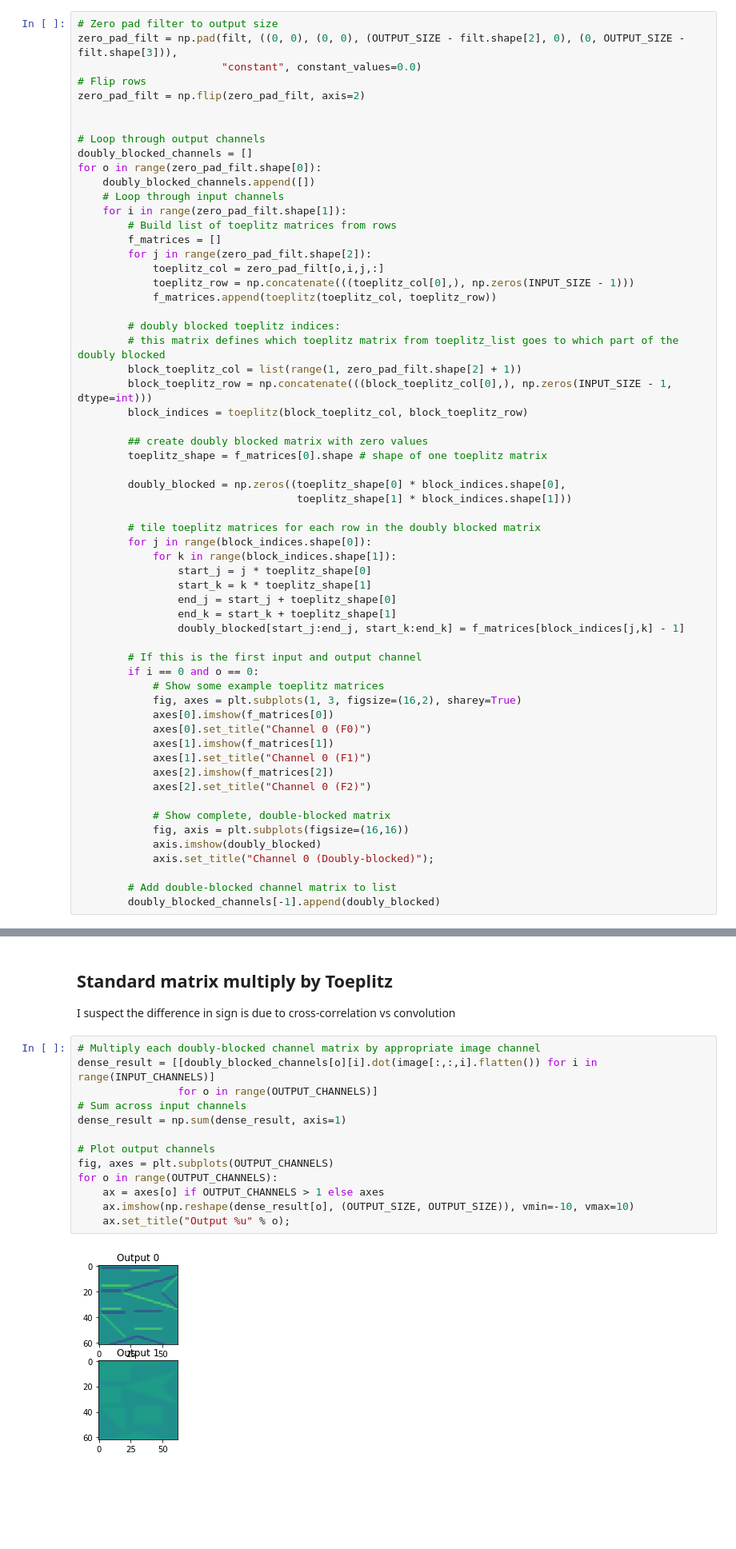
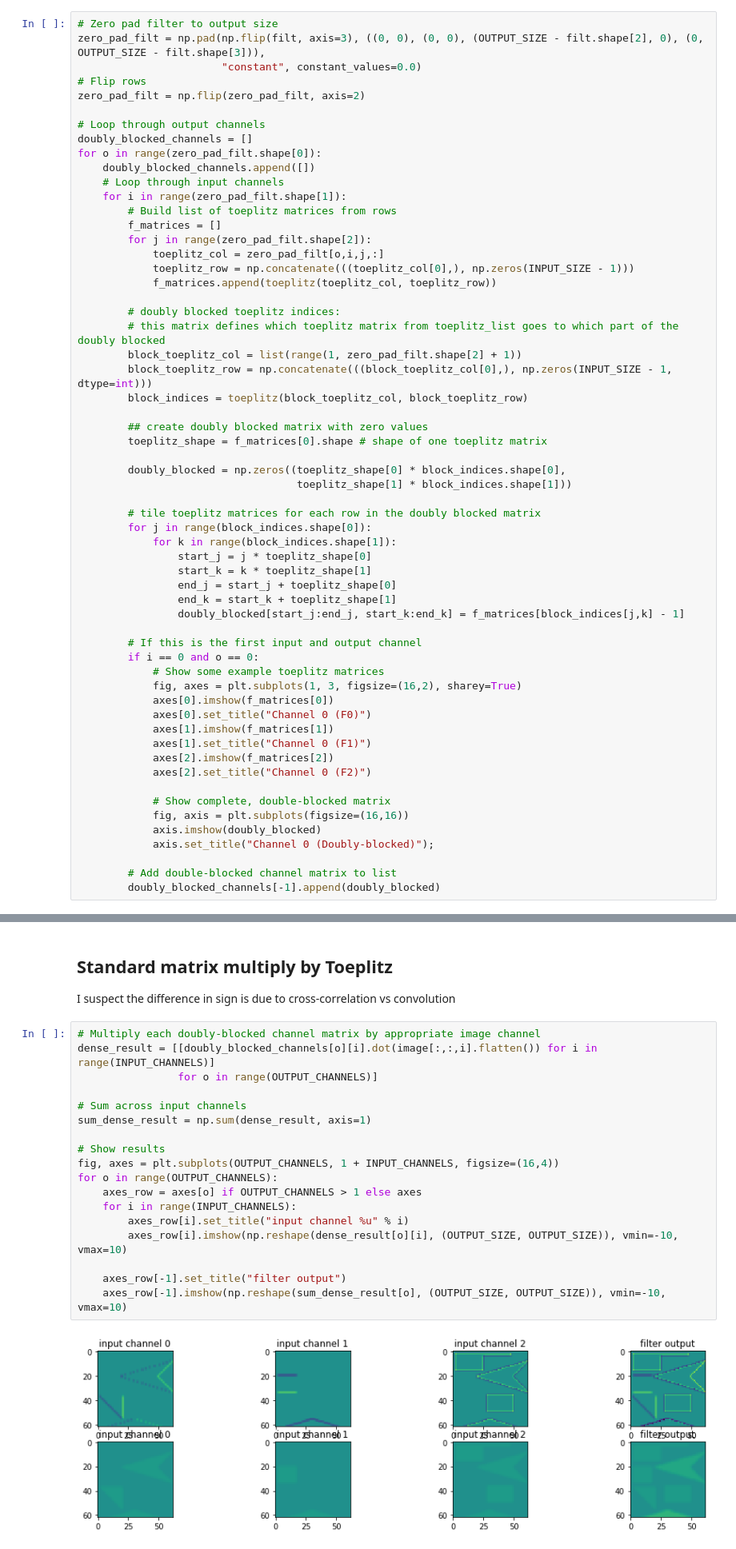
Before and after one commit to neworderofjamie/conv_test, a Jupyter notebook: toeplitz_sparse.ipynb, the cells around one changed output, grey strips where cells are left out. Shown at 80% size. Cells and saved outputs as stored; diff of their text form; blank space fills up the shorter version.

Commit message:
fixed filter ordering issue in python

```diff
--- a/toeplitz_sparse.ipynb
+++ b/toeplitz_sparse.ipynb
@@ -531,11 +531,10 @@ for o in range(OUTPUT_CHANNELS):
 ## Toeplitz approach
 # %%
 # Zero pad filter to output size
-zero_pad_filt = np.pad(filt, ((0, 0), (0, 0), (OUTPUT_SIZE - filt.shape[2], 0), (0, OUTPUT_SIZE - filt.shape[3])),
+zero_pad_filt = np.pad(np.flip(filt, axis=3), ((0, 0), (0, 0), (OUTPUT_SIZE - filt.shape[2], 0), (0, OUTPUT_SIZE - filt.shape[3])),
                        "constant", constant_values=0.0)
 # Flip rows
 zero_pad_filt = np.flip(zero_pad_filt, axis=2)
-
 
 # Loop through output channels
 doubly_blocked_channels = []
@@ -598,18 +597,23 @@ I suspect the difference in sign is due to cross-correlation vs convolution
 # %%
 # Multiply each doubly-blocked channel matrix by appropriate image channel
 dense_result = [[doubly_blocked_channels[o][i].dot(image[:,:,i].flatten()) for i in range(INPUT_CHANNELS)]
                 for o in range(OUTPUT_CHANNELS)]
+
 # Sum across input channels
-dense_result = np.sum(dense_result, axis=1)
+sum_dense_result = np.sum(dense_result, axis=1)
 
-# Plot output channels
-fig, axes = plt.subplots(OUTPUT_CHANNELS)
+# Show results
+fig, axes = plt.subplots(OUTPUT_CHANNELS, 1 + INPUT_CHANNELS, figsize=(16,4))
 for o in range(OUTPUT_CHANNELS):
-    ax = axes[o] if OUTPUT_CHANNELS > 1 else axes
-    ax.imshow(np.reshape(dense_result[o], (OUTPUT_SIZE, OUTPUT_SIZE)), vmin=-10, vmax=10)
-    ax.set_title("Output %u" % o);
+    axes_row = axes[o] if OUTPUT_CHANNELS > 1 else axes
+    for i in range(INPUT_CHANNELS):
+        axes_row[i].set_title("input channel %u" % i)
+        axes_row[i].imshow(np.reshape(dense_result[o][i], (OUTPUT_SIZE, OUTPUT_SIZE)), vmin=-10, vmax=10)
+
+    axes_row[-1].set_title("filter output")
+    axes_row[-1].imshow(np.reshape(sum_dense_result[o], (OUTPUT_SIZE, OUTPUT_SIZE)), vmin=-10, vmax=10)
 # %% [output]
-[figure, old version]
+[figure, new version]
 # %% [markdown]
 ## Sparse, spiking approach
 We're not actually multiplying - just summing weights from rows where there's spikes
```
Also changed, not shown: parts of 5 cells of this notebook.
